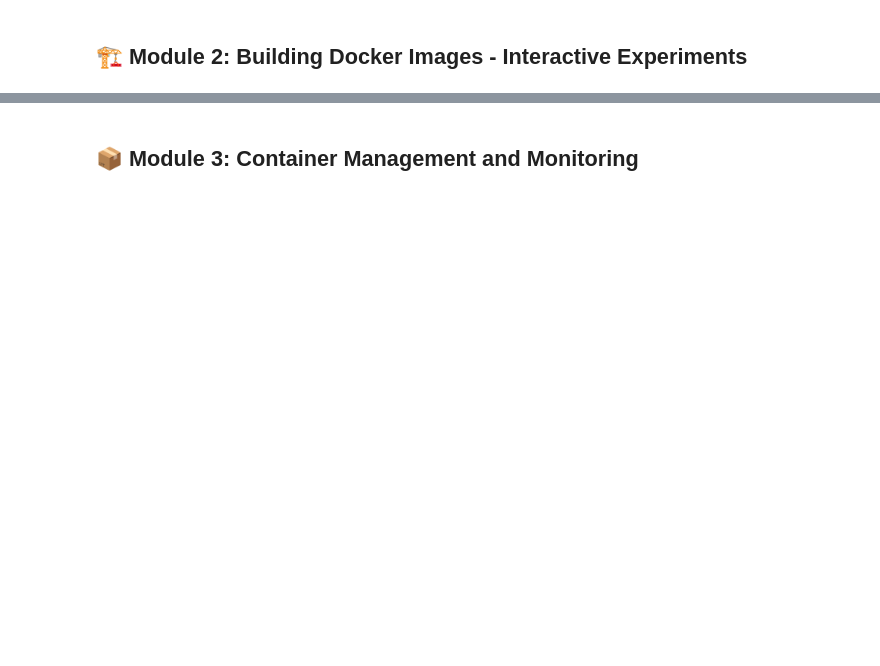
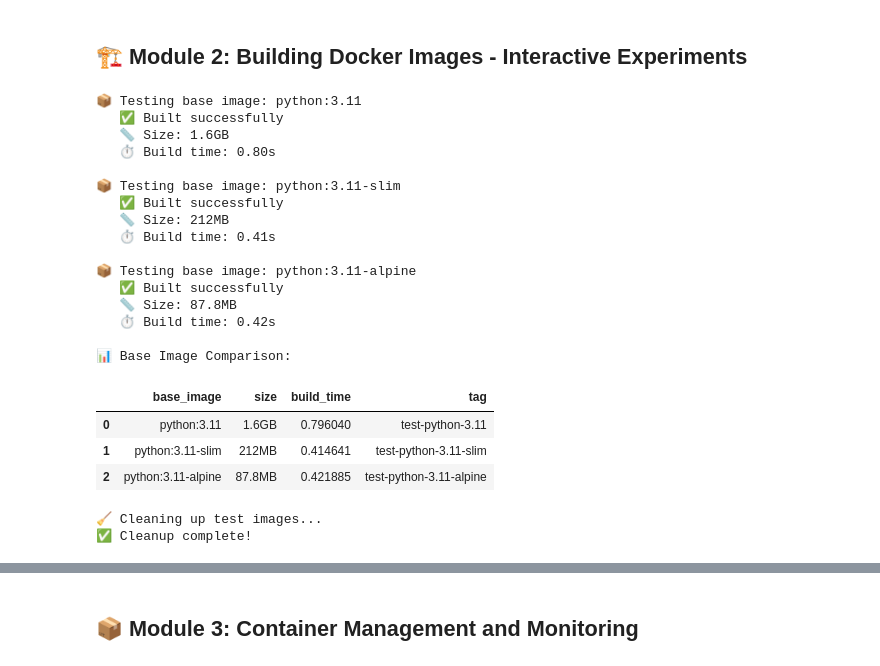
Before and after one commit to AutumnsGrove/Video-Compressor, a Jupyter notebook: Docker_Learning_Companion.ipynb, the cells around one changed output, grey strips where cells are left out. Cells and saved outputs as stored; diff of their text form; code cells hidden in the pictures; blank space fills up the shorter version.

Commit message:
learning docker part 1
turns out I needed a requirements file to start docker!! Also some small updates to the notebook.

```diff
--- a/Docker_Learning_Companion.ipynb
+++ b/Docker_Learning_Companion.ipynb
@@ -146,16 +154,13 @@ def create_test_dockerfile(base_image, filename):
 RUN echo "Testing {base_image}"
 CMD ["echo", "Container started successfully"]
 """
-    with open(filename, 'w') as f:
+    with open(filename, "w") as f:
         f.write(dockerfile_content)
     return dockerfile_content
 
+
 # Test different Python base images
-base_images = [
-    "python:3.11",
-    "python:3.11-slim",
-    "python:3.11-alpine"
-]
+base_images = ["python:3.11", "python:3.11-slim", "python:3.11-alpine"]
 
 image_stats = []
 
@@ -171,46 +176,64 @@ for base in base_images:
     build_start = time.time()
 
     build_result = run_docker_command(
-        f"docker build -f {dockerfile_name} -t {tag} .",
-        verbose=False
+        f"docker build -f {dockerfile_name} -t {tag} .", verbose=False
     )
 
     build_time = time.time() - build_start
 
-    if build_result['status'] == 'success':
+    if build_result["status"] == "success":
         # Get image size
         size_result = run_docker_command(
-            f"docker images {tag} --format '{{{{.Size}}}}'",
-            verbose=False
+            f"docker images {tag} --format '{{{{.Size}}}}'", verbose=False
         )
 
-        if size_result['status'] == 'success':
-            size = size_result['stdout'].strip()
+        if size_result["status"] == "success":
+            size = size_result["stdout"].strip()
             print(f"   ✅ Built successfully")
             print(f"   📏 Size: {size}")
             print(f"   ⏱️ Build time: {build_time:.2f}s")
 
-            image_stats.append({
-                'base_image': base,
-                'size': size,
-                'build_time': build_time,
-                'tag': tag
-            })
+            image_stats.append(
+                {"base_image": base, "size": size, "build_time": build_time, "tag": tag}
+            )
 
     # Clean up Dockerfile
     os.remove(dockerfile_name)
 
 # Display comparison
 if image_stats:
     df = pd.DataFrame(image_stats)
     print("\n📊 Base Image Comparison:")
     display(df)
 
     # Clean up test images
     print("\n🧹 Cleaning up test images...")
     for stat in image_stats:
         run_docker_command(f"docker rmi {stat['tag']}", verbose=False)
     print("✅ Cleanup complete!")
+# %% [output]
+📦 Testing base image: python:3.11
+   ✅ Built successfully
+   📏 Size: 1.6GB
+   ⏱️ Build time: 0.80s
+
+📦 Testing base image: python:3.11-slim
+   ✅ Built successfully
+   📏 Size: 212MB
+   ⏱️ Build time: 0.41s
+
+📦 Testing base image: python:3.11-alpine
+   ✅ Built successfully
+   📏 Size: 87.8MB
+   ⏱️ Build time: 0.42s
+
+📊 Base Image Comparison:
+|  | base_image | size | build_time | tag |
+| 0 | python:3.11 | 1.6GB | 0.796040 | test-python-3.11 |
+| 1 | python:3.11-slim | 212MB | 0.414641 | test-python-3.11-slim |
+| 2 | python:3.11-alpine | 87.8MB | 0.421885 | test-python-3.11-alpine |
+🧹 Cleaning up test images...
+✅ Cleanup complete!
 # %%
 # Experiment 2: Understanding Docker layer caching
 def demonstrate_layer_caching():
```
Also changed, not shown: parts of 10 cells of this notebook, 4 other files.
